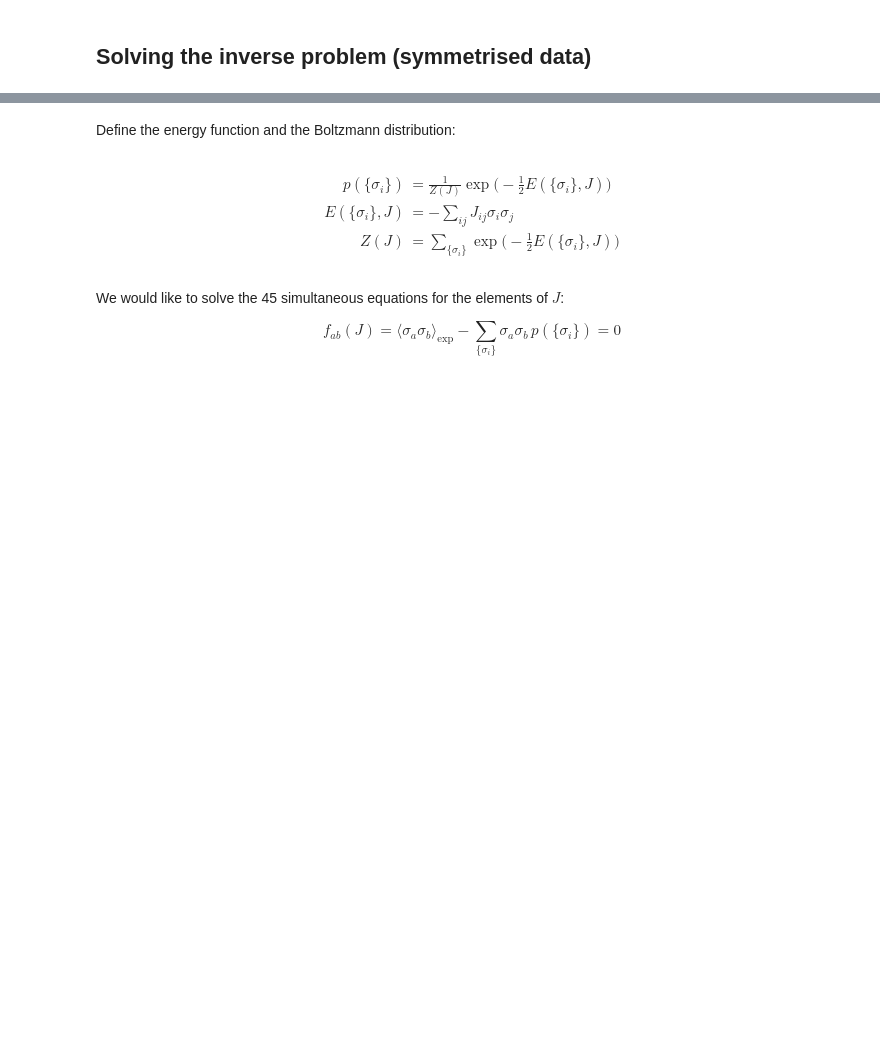
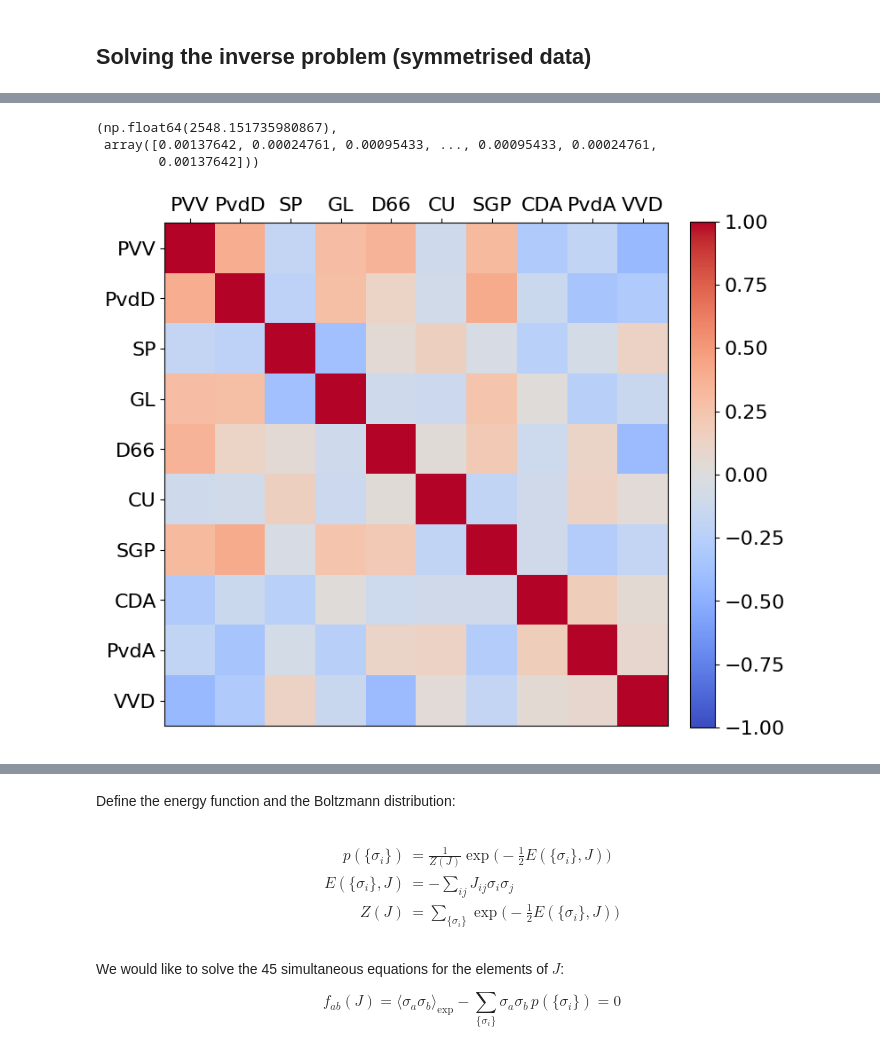
Before and after one commit to olivierwitteveen/dutch-parliament-max-ent, a Jupyter notebook: tk_stemming.ipynb, the cells around one changed output, grey strips where cells are left out. Saved outputs shown, nothing was run; the diff lists cells and outputs as text; code cells hidden in the pictures; blank space fills up the shorter version.

```diff
--- a/tk_stemming.ipynb
+++ b/tk_stemming.ipynb
@@ -304,0 +327,5 @@ ax.xaxis.tick_top()
+# %%
+# Energy
+def E(sigma, J):
+    energy = -(1/2)*np.dot(sigma, np.matmul(J, sigma))
+    return energy
@@ -304,0 +339,45 @@ ax.xaxis.tick_top()
+# %%
+# pairwise correlation between spins i and j
+def corr2(pvec, i, j):
+    corr = 0
+    for k in np.arange(2**10):
+        sigma = decimal_to_binary_vector(k, 10)
+        corr += sigma[i]*sigma[j]*pvec[k]
+    return corr
+
+# four-point correlation between spins i, j, l, m
+def corr4(pvec, i, j, l, m):
+    corr = 0
+    for k in np.arange(2**10):
+        sigma = decimal_to_binary_vector(k, 10)
+        corr += sigma[i]*sigma[j]*sigma[l]*sigma[m]*pvec[k]
+    return corr
+# %%
+matrix = np.random.uniform(-1, 1, size=(10, 10))
+symmetric_matrix = (matrix + matrix.T) / 2
+np.fill_diagonal(symmetric_matrix, 0)
+
+Z, pvec = pspins(symmetric_matrix)
+Z, pvec
+# %% [output]
+(np.float64(2548.151735980867),
+ array([0.00137642, 0.00024761, 0.00095433, ..., 0.00095433, 0.00024761,
+        0.00137642]))
+# %%
+grid = np.zeros((10,10))
+
+for i in np.arange(10):
+    for j in np.arange(10):
+        grid[i,j] = corr2(pvec, i, j)
+
+fig, ax = plt.subplots(1, figsize=(8,8))
+im = ax.imshow(grid, cmap='coolwarm', vmin=-1, vmax=+1, extent=[0,10,0,10])
+cbar = fig.colorbar(im, ax=ax, fraction=0.046, pad=0.04)
+cbar.ax.tick_params(labelsize=16)
+ax.set_xticks(np.linspace(0.5, 9.5, 10))
+ax.set_yticks(np.linspace(9.5, 0.5, 10))
+ax.set_xticklabels(filtered_parties_short, fontsize=16)
+ax.set_yticklabels(filtered_parties_short, fontsize=16)
+ax.xaxis.tick_top()
+# %% [output]
+[figure, added]
```
Also changed, not shown: parts of 26 cells of this notebook.
